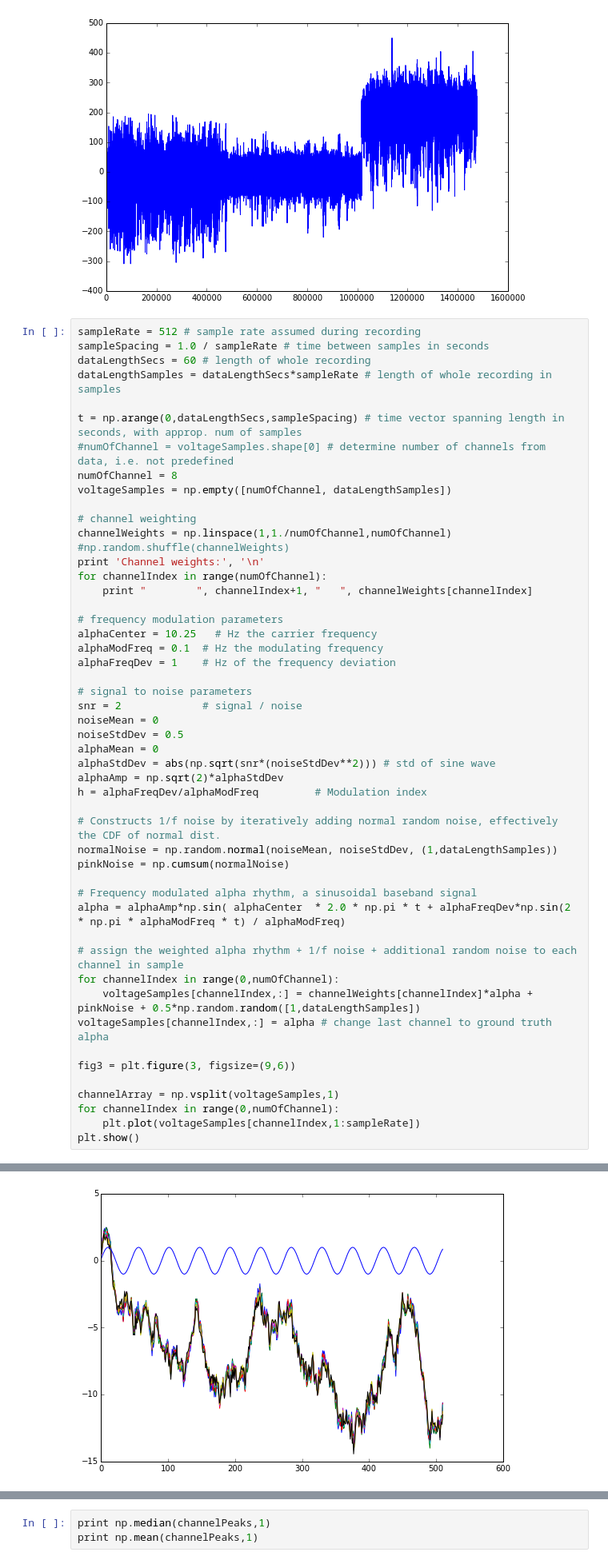
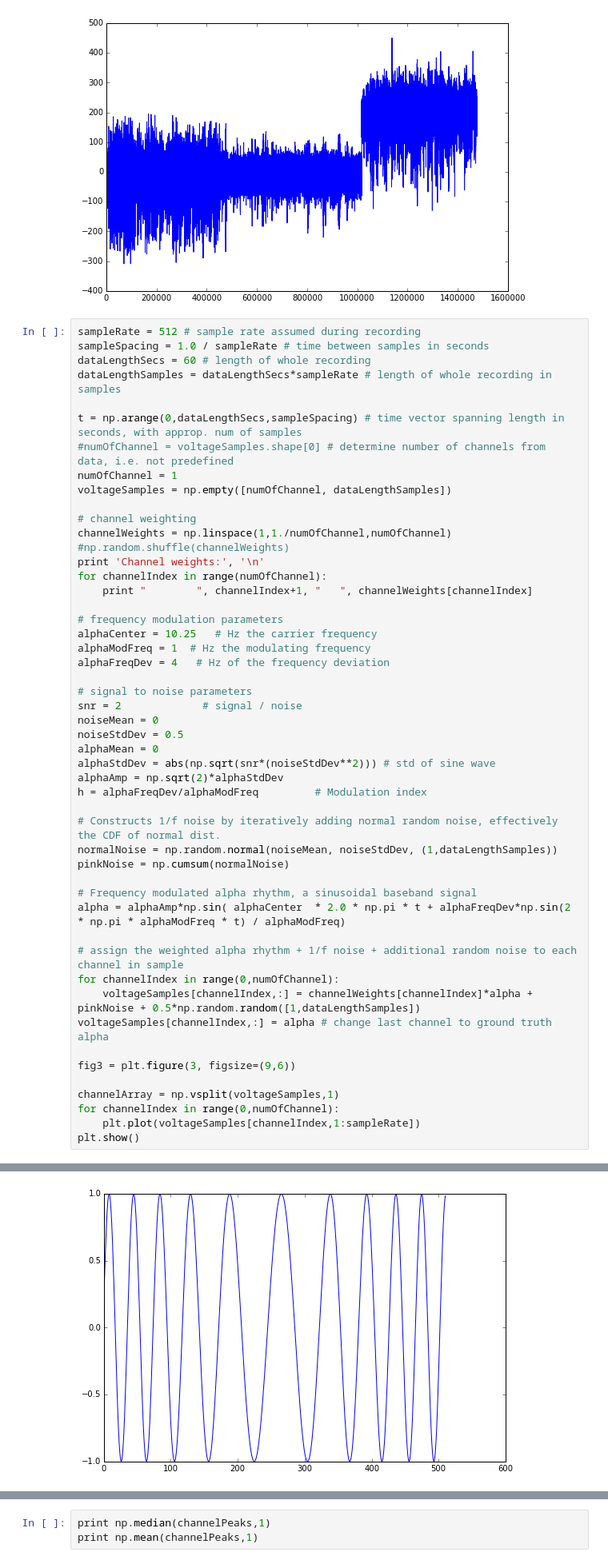
Before and after one commit to rgougelet/FM-BCI, a Jupyter notebook: stat-analysis.ipynb, the cells around one changed output, grey strips where cells are left out. Shown at 80% size. Cells and saved outputs as stored; diff of their text form.

```diff
--- a/stat-analysis.ipynb
+++ b/stat-analysis.ipynb
@@ -63,7 +61,7 @@ dataLengthSamples = dataLengthSecs*sampleRate # length of whole recording in sam
 
 t = np.arange(0,dataLengthSecs,sampleSpacing) # time vector spanning length in seconds, with approp. num of samples
 #numOfChannel = voltageSamples.shape[0] # determine number of channels from data, i.e. not predefined
-numOfChannel = 8
+numOfChannel = 1
 voltageSamples = np.empty([numOfChannel, dataLengthSamples])
 
 # channel weighting
@@ -75,8 +73,8 @@ for channelIndex in range(numOfChannel):
 
 # frequency modulation parameters
 alphaCenter = 10.25   # Hz the carrier frequency
-alphaModFreq = 0.1  # Hz the modulating frequency
-alphaFreqDev = 1    # Hz of the frequency deviation
+alphaModFreq = 1  # Hz the modulating frequency
+alphaFreqDev = 4   # Hz of the frequency deviation
 
 # signal to noise parameters
 snr = 2             # signal / noise
@@ -119,4 +110,4 @@ Channel weights:
-[figure, old version]
+[figure, new version]
 # %%
 def butter_bandpass(lowcut, highcut, fs, order=4):
         #lowcut is the lower bound of the frequency that we want to isolate
```
Also changed, not shown: parts of 2 cells of this notebook, 1 other file.
